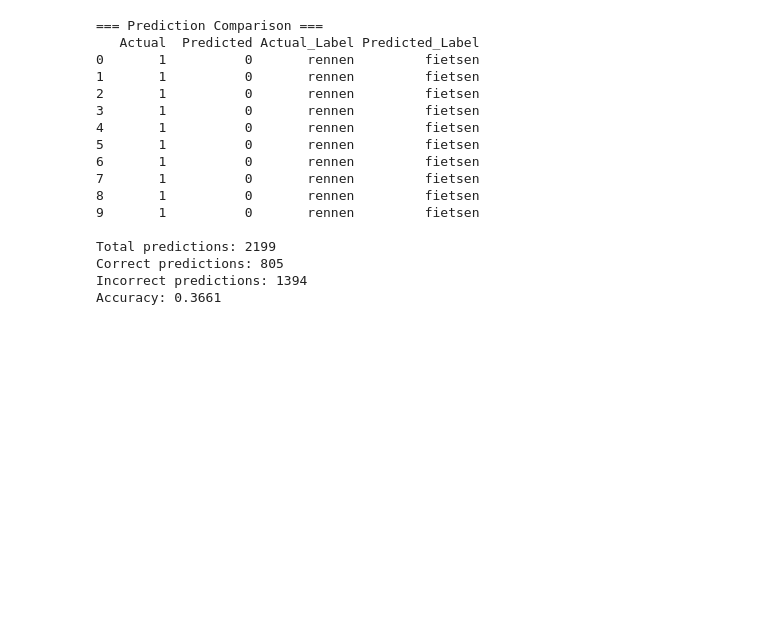
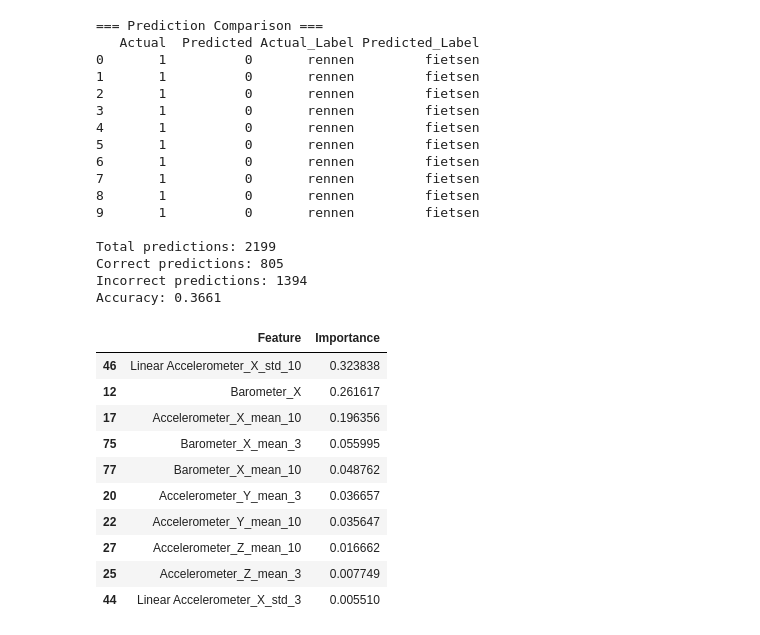
Before and after one commit to PuckVoorham/ML4QS-project, a Jupyter notebook: notebooks/EDA_experiment_joris.ipynb, the cells around one changed output. Saved outputs shown, nothing was run; the diff lists cells and outputs as text; code cells hidden in the pictures; blank space fills up the shorter version.

```diff
--- a/notebooks/EDA_experiment_joris.ipynb
+++ b/notebooks/EDA_experiment_joris.ipynb
@@ -505,3 +530,9 @@ auto2 = add_lagged_features_2(final_df_auto_2).iloc[9:]
 rennen2 = add_lagged_features_2(final_df_rennen_2).iloc[9:]
 metro2 = add_lagged_features_2(final_df_metro_2).iloc[9:]
 trein2 = add_lagged_features_2(final_df_trein_2).iloc[9:]
+# %%
+# metro['acc_magnitude'] = np.sqrt(metro['Accelerometer_X']**2 + metro['Accelerometer_Y']**2 + metro['Accelerometer_Z']**2)
+rennen['acc_magnitude'] = np.sqrt(rennen['Accelerometer_X']**2 + rennen['Accelerometer_Y']**2 + rennen['Accelerometer_Z']**2)
+fietsen['acc_magnitude'] = np.sqrt(fietsen['Accelerometer_X']**2 + fietsen['Accelerometer_Y']**2 + fietsen['Accelerometer_Z']**2)
+trein['acc_magnitude'] = np.sqrt(trein['Accelerometer_X']**2 + trein['Accelerometer_Y']**2 + trein['Accelerometer_Z']**2)
+auto['acc_magnitude'] = np.sqrt(auto['Accelerometer_X']**2 + auto['Accelerometer_Y']**2 + auto['Accelerometer_Z']**2)
@@ -507,0 +545,6 @@ trein2 = add_lagged_features_2(final_df_trein_2).iloc[9:]
+# %%
+# metro['Linear_acc_magnitude'] = np.sqrt(metro['Linear_Accelerometer_X']**2 + metro['Linear_Accelerometer_Y']**2 + metro['Linear_Accelerometer_Z']**2)
+rennen['Linear_acc_magnitude'] = np.sqrt(rennen['Linear_Accelerometer_X']**2 + rennen['Linear_Accelerometer_Y']**2 + rennen['Linear_Accelerometer_Z']**2)
+fietsen['Linear_acc_magnitude'] = np.sqrt(fietsen['Linear_Accelerometer_X']**2 + fietsen['Linear_Accelerometer_Y']**2 + fietsen['Linear_Accelerometer_Z']**2)
+trein['Linear_acc_magnitude'] = np.sqrt(trein['Linear_Accelerometer_X']**2 + trein['Linear_Accelerometer_Y']**2 + trein['Linear_Accelerometer_Z']**2)
+auto['Linear_acc_magnitude'] = np.sqrt(auto['Linear_Accelerometer_X']**2 + auto['Linear_Accelerometer_Y']**2 + auto['Linear_Accelerometer_Z']**2)
@@ -822,4 +871,16 @@ importance_df = pd.DataFrame({
     'Importance': importances
 }).sort_values(by='Importance', ascending=False)
 # %%
-importance_df[importance_df['Importance'] > 0]
+importance_df[importance_df['Importance'] > 0].head(10)
+# %% [output]
+|  | Feature | Importance |
+| 46 | Linear Accelerometer_X_std_10 | 0.323838 |
+| 12 | Barometer_X | 0.261617 |
+| 17 | Accelerometer_X_mean_10 | 0.196356 |
+| 75 | Barometer_X_mean_3 | 0.055995 |
+| 77 | Barometer_X_mean_10 | 0.048762 |
+| 20 | Accelerometer_Y_mean_3 | 0.036657 |
+| 22 | Accelerometer_Y_mean_10 | 0.035647 |
+| 27 | Accelerometer_Z_mean_10 | 0.016662 |
+| 25 | Accelerometer_Z_mean_3 | 0.007749 |
+| 44 | Linear Accelerometer_X_std_3 | 0.005510 |
```
Also changed, not shown: parts of 13 cells of this notebook, 23 other files.
